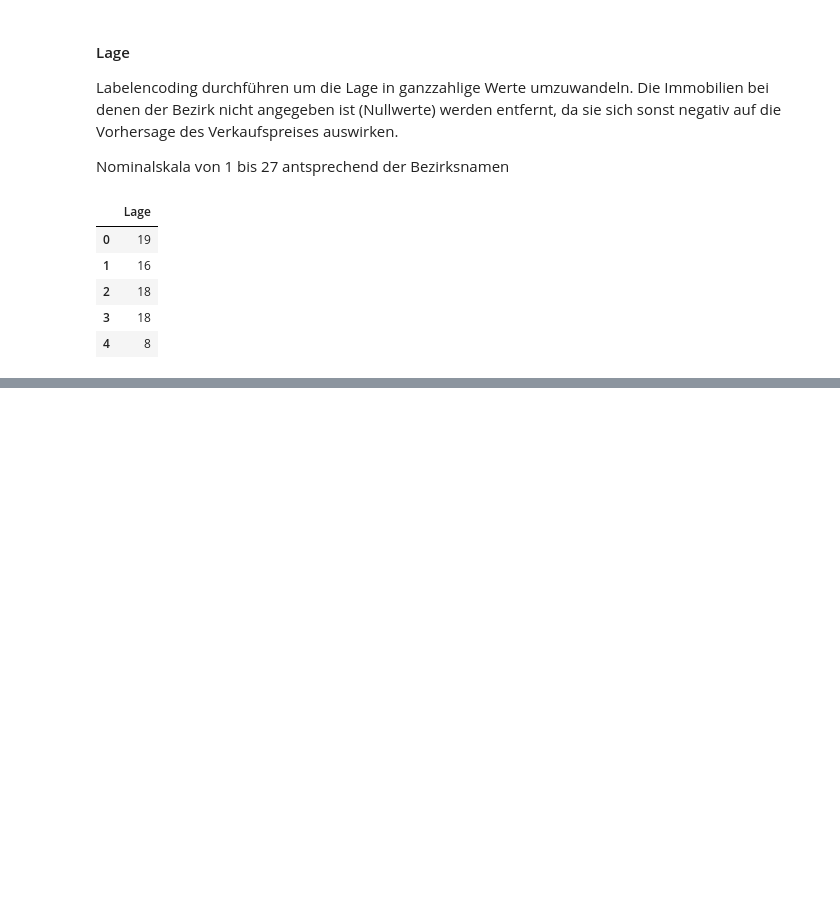
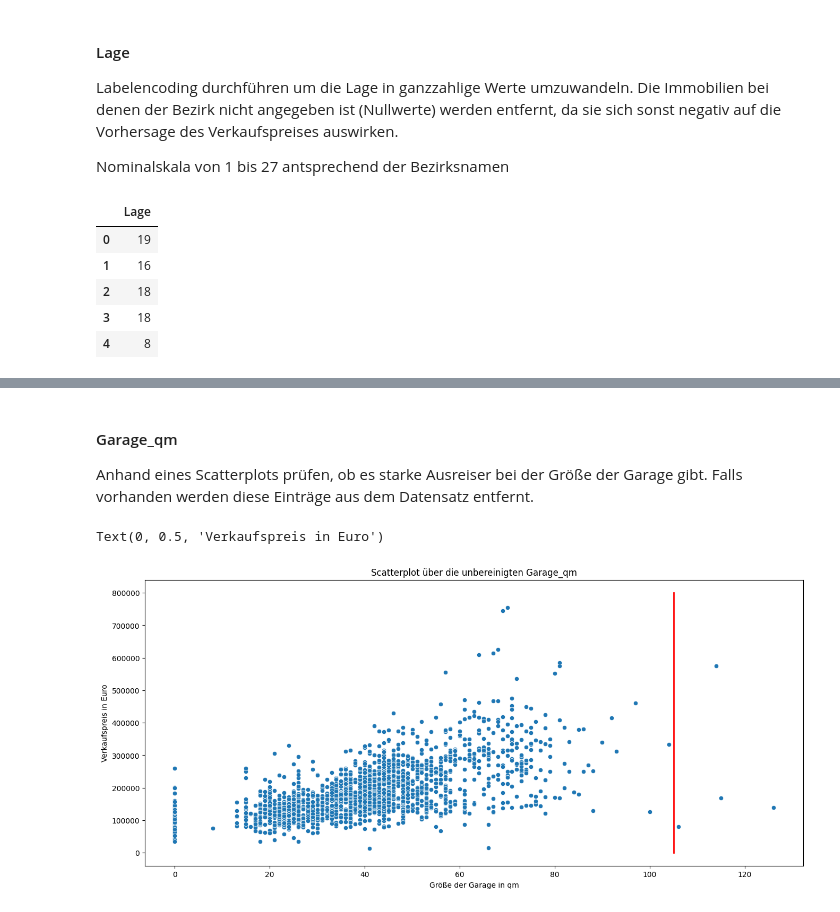
Before and after one commit to JoDi-2903/Real-Estate-Data-Science-Project, a Jupyter notebook: Project_DataScience_J.ipynb, the cells around one changed output, grey strips where cells are left out. Saved outputs shown, nothing was run; the diff lists cells and outputs as text; code cells hidden in the pictures; blank space fills up the shorter version.

```diff
--- a/Project_DataScience_J.ipynb
+++ b/Project_DataScience_J.ipynb
@@ -220,0 +290,15 @@ Bei Ausreißern handelt es sich um Werte, die nicht den Erwartungen entsprechen
+# %% [markdown]
+#### Garage_qm
+Anhand eines Scatterplots prüfen, ob es starke Ausreiser bei der Größe der Garage gibt. Falls vorhanden werden diese Einträge aus dem Datensatz entfernt.
+# %%
+# Draw scatterplot with red line to illustrate the outliers
+plt.figure(figsize=(16, 7))
+sns.scatterplot(data=df_train, x="Garage_qm", y="Z_Verkaufspreis")
+plt.plot([105, 105], [800000, 0], linewidth=2, color="red")
+
+plt.title("Scatterplot über die unbereinigten Garage_qm")
+plt.xlabel("Größe der Garage in qm")
+plt.ylabel("Verkaufspreis in Euro")
+# %% [output]
+Text(0, 0.5, 'Verkaufspreis in Euro')
+[figure, added]
```
Also changed, not shown: parts of 28 cells of this notebook.
